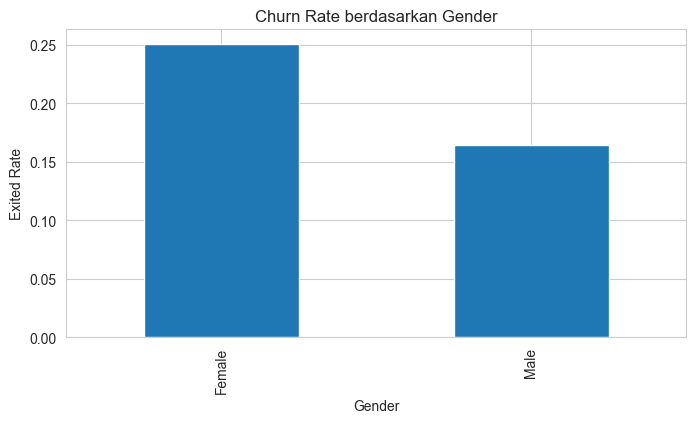
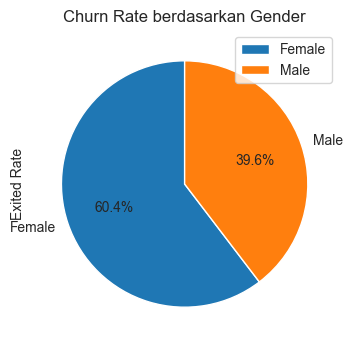
The change to this notebook cell's code, shown as a diff; its figure went from the first image to the second:
--- before
+++ after
@@ -18,8 +18,11 @@
 
     churn_rate.plot(
-        kind='bar'
+        kind='pie',
+        autopct='%1.1f%%',
+        startangle=90
     )
 
     plt.title(f"Churn Rate berdasarkan {col}")
     plt.ylabel("Exited Rate")
+    plt.legend(labels=churn_rate.index)
     plt.show()

Commit: imbalanced handle data